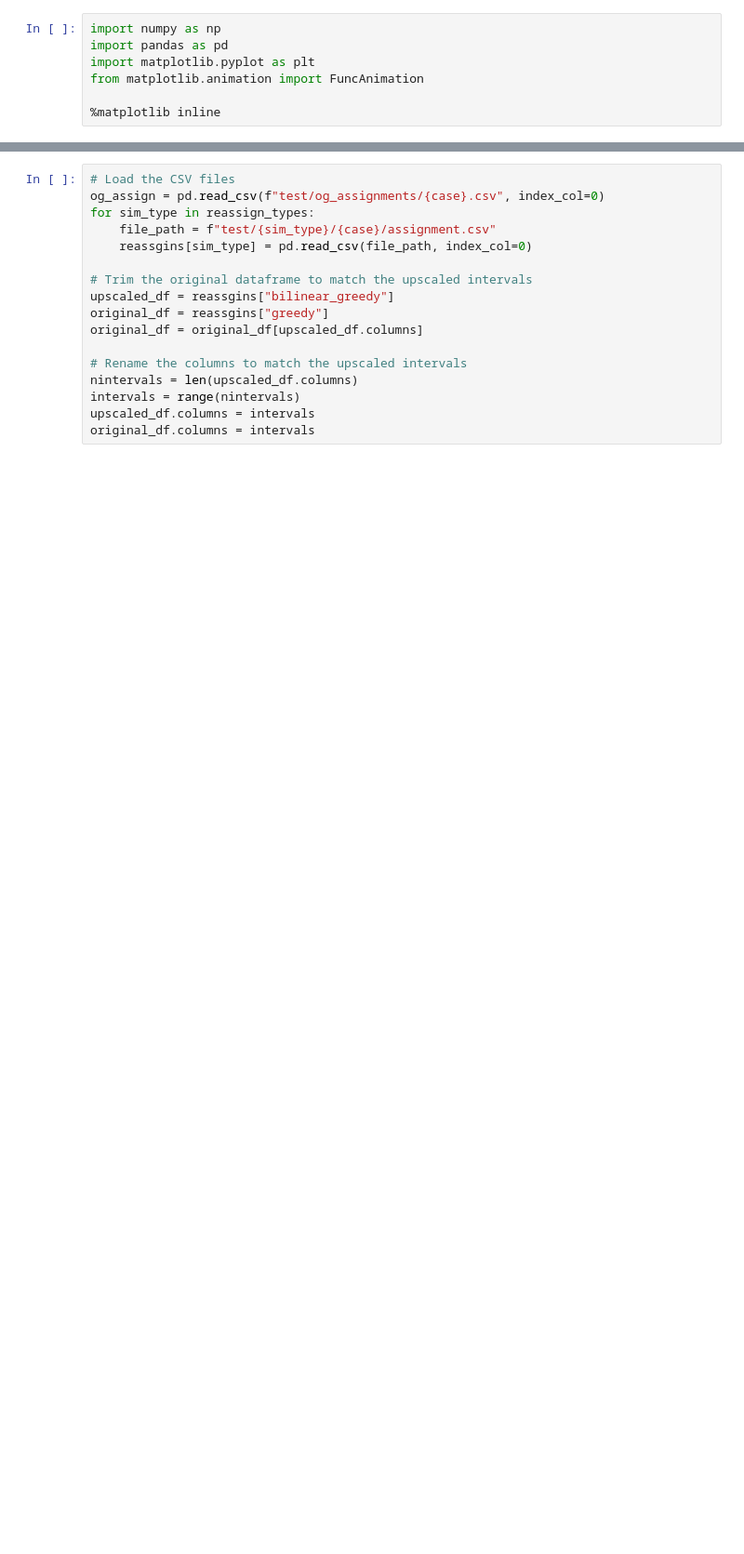
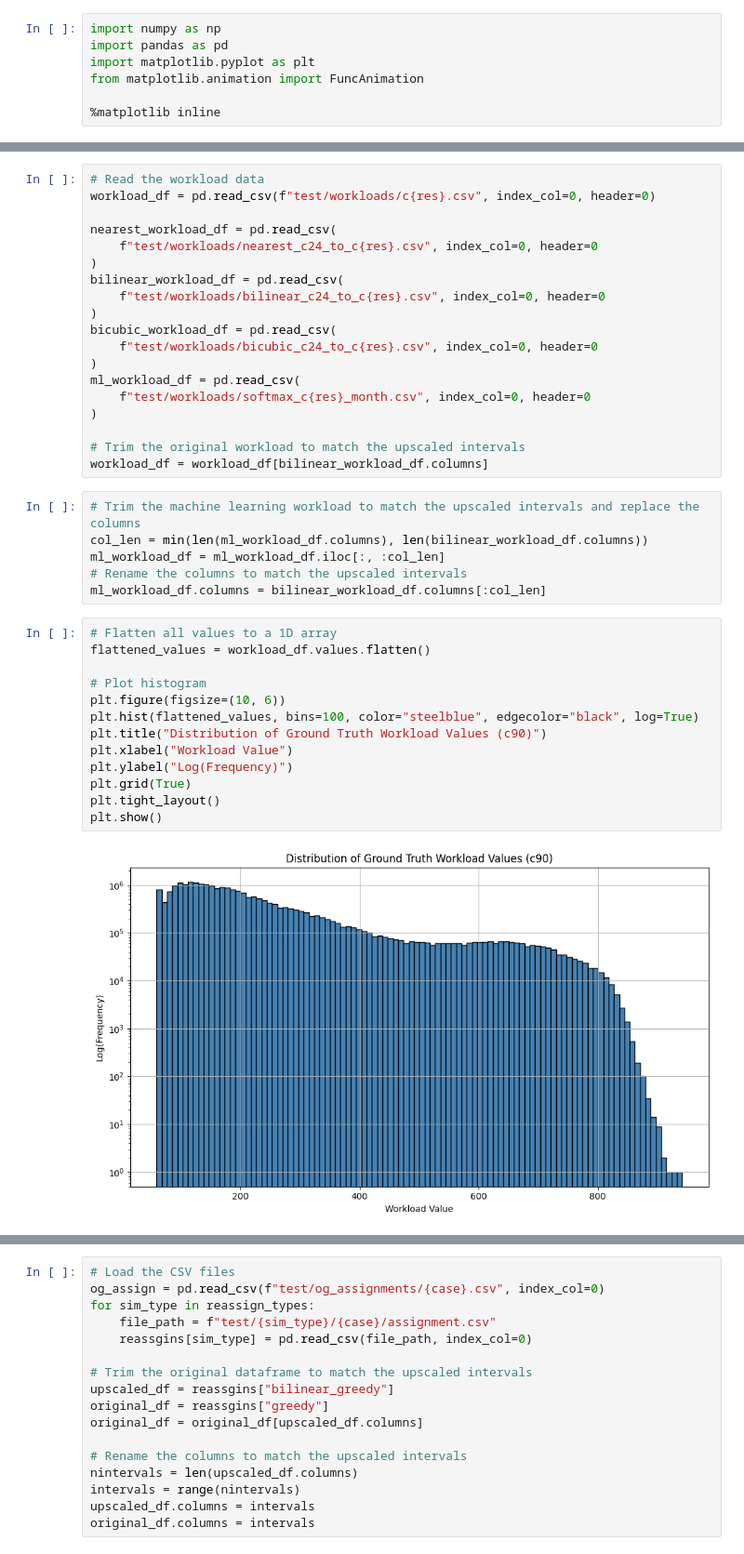
Before and after one commit to Jordan-Sun/simulated-chem, a Jupyter notebook: compare.ipynb, the cells around one changed output, grey strips where cells are left out. Shown: that part at 93% size. Drawn from its saved outputs; the diff is of its cells as text; blank space fills up the shorter version.

```diff
--- a/compare.ipynb
+++ b/compare.ipynb
@@ -20,3 +21,43 @@ reassign_types = [
     "bicubic_greedy",
 ]
 reassgins = {}
+# %%
+# Read the workload data
+workload_df = pd.read_csv(f"test/workloads/c{res}.csv", index_col=0, header=0)
+
+nearest_workload_df = pd.read_csv(
+    f"test/workloads/nearest_c24_to_c{res}.csv", index_col=0, header=0
+)
+bilinear_workload_df = pd.read_csv(
+    f"test/workloads/bilinear_c24_to_c{res}.csv", index_col=0, header=0
+)
+bicubic_workload_df = pd.read_csv(
+    f"test/workloads/bicubic_c24_to_c{res}.csv", index_col=0, header=0
+)
+ml_workload_df = pd.read_csv(
+    f"test/workloads/softmax_c{res}_month.csv", index_col=0, header=0
+)
+
+# Trim the original workload to match the upscaled intervals
+workload_df = workload_df[bilinear_workload_df.columns]
+# %%
+# Trim the machine learning workload to match the upscaled intervals and replace the columns
+col_len = min(len(ml_workload_df.columns), len(bilinear_workload_df.columns))
+ml_workload_df = ml_workload_df.iloc[:, :col_len]
+# Rename the columns to match the upscaled intervals
+ml_workload_df.columns = bilinear_workload_df.columns[:col_len]
+# %%
+# Flatten all values to a 1D array
+flattened_values = workload_df.values.flatten()
+
+# Plot histogram
+plt.figure(figsize=(10, 6))
+plt.hist(flattened_values, bins=100, color="steelblue", edgecolor="black", log=True)
+plt.title("Distribution of Ground Truth Workload Values (c90)")
+plt.xlabel("Workload Value")
+plt.ylabel("Log(Frequency)")
+plt.grid(True)
+plt.tight_layout()
+plt.show()
+# %% [output]
+[figure, added]
```
Also changed, not shown: parts of 35 cells of this notebook, 4 other files.
